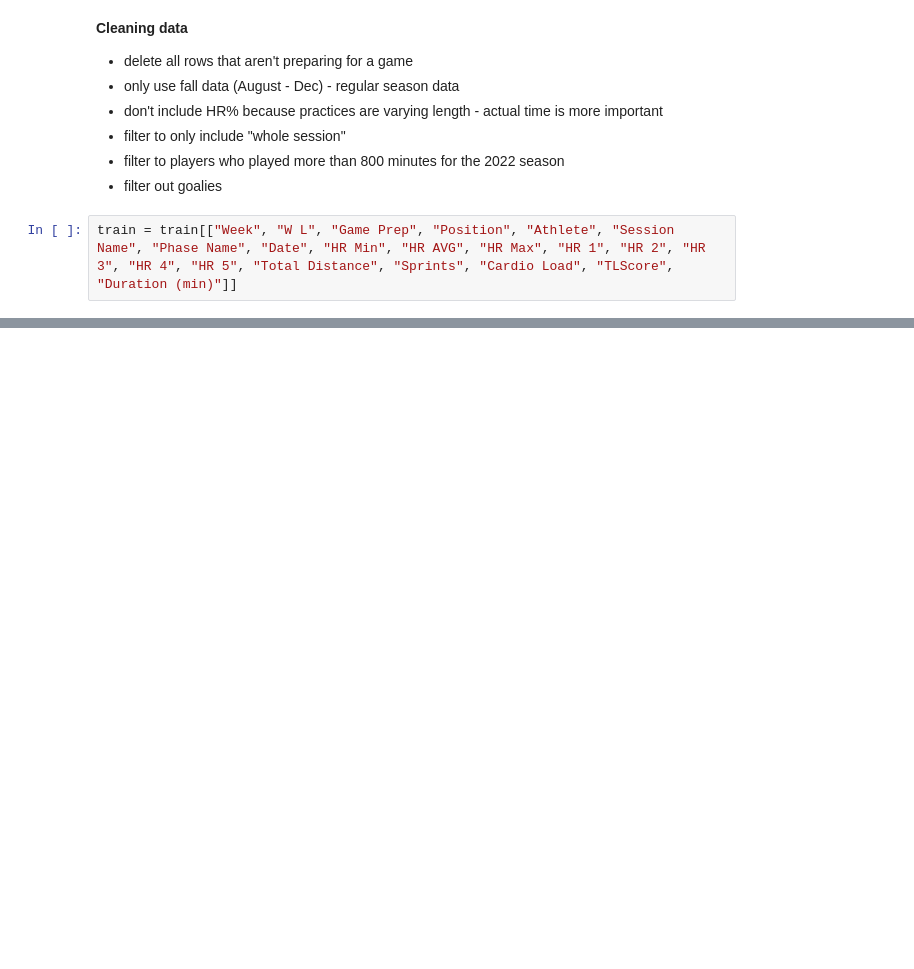
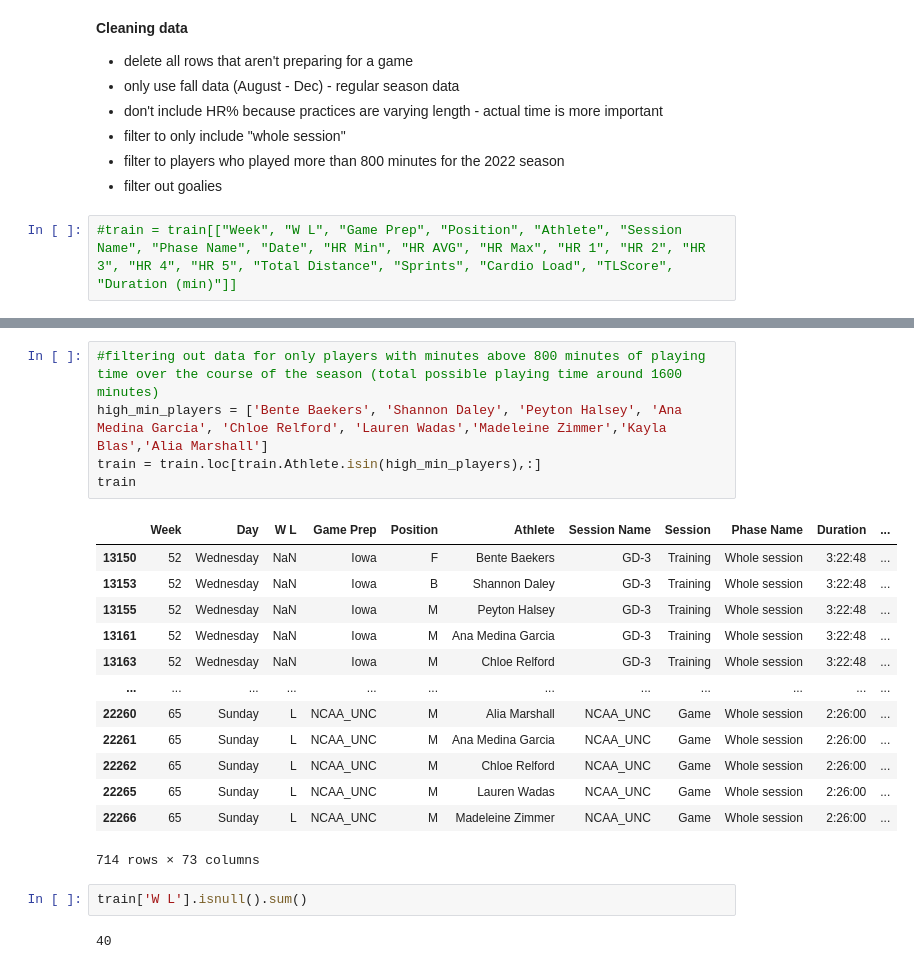
Before and after one commit to kdnu24/STAT303-2--project, a Jupyter notebook: Final_Project.ipynb, the cells around one changed output, grey strips where cells are left out. Cells and saved outputs as stored; diff of their text form; blank space fills up the shorter version.

```diff
--- a/Final_Project.ipynb
+++ b/Final_Project.ipynb
@@ -34,6 +52,6 @@ train.reset_index()
 - filter to players who played more than 800 minutes for the 2022 season
 - filter out goalies
 # %%
-train = train[["Week", "W L", "Game Prep", "Position", "Athlete", "Session Name", "Phase Name", "Date", "HR Min", "HR AVG", "HR Max", "HR 1", "HR 2", "HR 3", "HR 4", "HR 5", "Total Distance", "Sprints", "Cardio Load", "TLScore", "Duration (min)"]]
+#train = train[["Week", "W L", "Game Prep", "Position", "Athlete", "Session Name", "Phase Name", "Date", "HR Min", "HR AVG", "HR Max", "HR 1", "HR 2", "HR 3", "HR 4", "HR 5", "Total Distance", "Sprints", "Cardio Load", "TLScore", "Duration (min)"]]
 # %%
 train["Date"] = pd.to_datetime(train['Date'])
@@ -70,0 +77,23 @@ train.head(30)
+# %%
+#filtering out data for only players with minutes above 800 minutes of playing time over the course of the season (total possible playing time around 1600 minutes)
+high_min_players = ['Bente Baekers', 'Shannon Daley', 'Peyton Halsey', 'Ana Medina Garcia', 'Chloe Relford', 'Lauren Wadas','Madeleine Zimmer','Kayla Blas','Alia Marshall']
+train = train.loc[train.Athlete.isin(high_min_players),:]
+train
+# %% [output]
+|  | Week | Day | W L | Game Prep | Position | Athlete | Session Name | Session | Phase Name | Duration | ... |
+| 13150 | 52 | Wednesday | NaN | Iowa | F | Bente Baekers | GD-3 | Training | Whole session | 3:22:48 | ... |
+| 13153 | 52 | Wednesday | NaN | Iowa | B | Shannon Daley | GD-3 | Training | Whole session | 3:22:48 | ... |
+| 13155 | 52 | Wednesday | NaN | Iowa | M | Peyton Halsey | GD-3 | Training | Whole session | 3:22:48 | ... |
+| 13161 | 52 | Wednesday | NaN | Iowa | M | Ana Medina Garcia | GD-3 | Training | Whole session | 3:22:48 | ... |
+| 13163 | 52 | Wednesday | NaN | Iowa | M | Chloe Relford | GD-3 | Training | Whole session | 3:22:48 | ... |
+| ... | ... | ... | ... | ... | ... | ... | ... | ... | ... | ... | ... |
+| 22260 | 65 | Sunday | L | NCAA_UNC | M | Alia Marshall | NCAA_UNC | Game | Whole session | 2:26:00 | ... |
+| 22261 | 65 | Sunday | L | NCAA_UNC | M | Ana Medina Garcia | NCAA_UNC | Game | Whole session | 2:26:00 | ... |
+| 22262 | 65 | Sunday | L | NCAA_UNC | M | Chloe Relford | NCAA_UNC | Game | Whole session | 2:26:00 | ... |
+| 22265 | 65 | Sunday | L | NCAA_UNC | M | Lauren Wadas | NCAA_UNC | Game | Whole session | 2:26:00 | ... |
+| 22266 | 65 | Sunday | L | NCAA_UNC | M | Madeleine Zimmer | NCAA_UNC | Game | Whole session | 2:26:00 | ... |
+714 rows × 73 columns
+# %%
+train['W L'].isnull().sum()
+# %% [output]
+40
```
Also changed, not shown: parts of 13 cells of this notebook.
